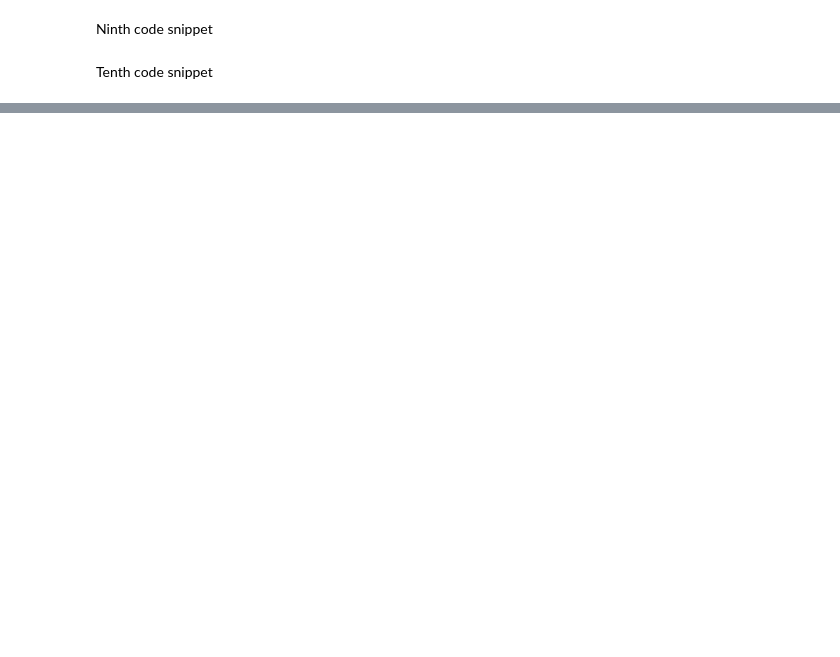
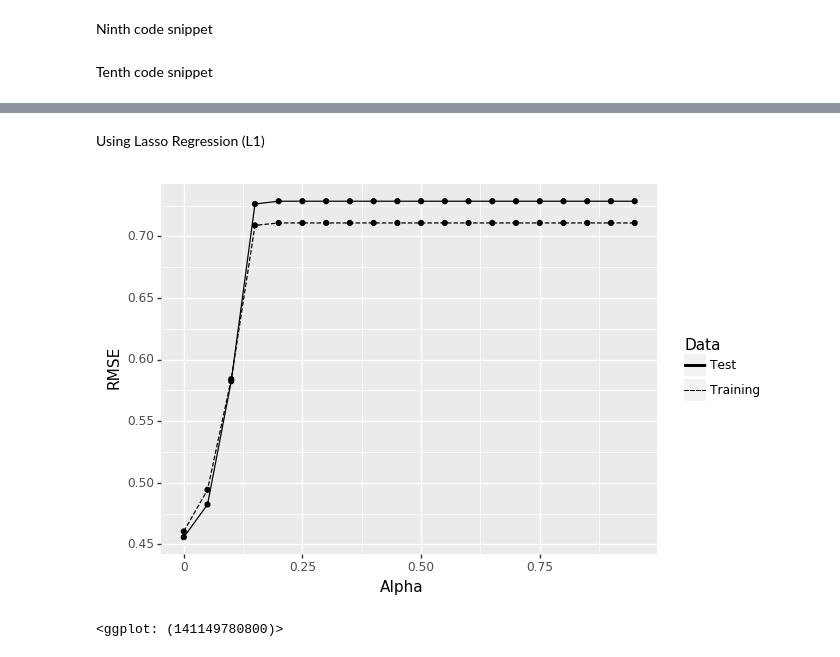
Before and after one commit to dariuszzbyrad/ML_for_Hackers, a Jupyter notebook: 06-Regularization/chapter06.ipynb, the cells around one changed output, grey strips where cells are left out. Saved outputs shown, nothing was run; the diff lists cells and outputs as text; code cells hidden in the pictures; blank space fills up the shorter version.

Commit message:
Added support for Lasso regression

```diff
--- a/06-Regularization/chapter06.ipynb
+++ b/06-Regularization/chapter06.ipynb
@@ -198,0 +199,31 @@ fig
+# %% [markdown]
+Using Lasso Regression (L1)
+# %%
+from sklearn import linear_model
+from sklearn.cross_validation import train_test_split
+
+performance = pd.DataFrame()
+X_train,X_test,y_train,y_test=train_test_split(x,y,test_size=0.3,random_state=3)
+
+for alpha in np.arange(0, 1, 0.05):
+    clf = linear_model.Lasso(alpha=alpha)
+    clf.fit(X_train.reshape(-1, 1), y_train)
+
+    predicted_values_train = clf.predict(X_train.reshape(-1, 1))
+    rmse_train = np.sqrt(np.square(predicted_values_train - y_train).mean())
+    performance = performance.append({'Alpha': alpha, 'Data': 'Training', 'RMSE': rmse_train}, ignore_index=True)
+
+    predicted_values_test = clf.predict(X_test.reshape(-1, 1))
+    rmse_test = np.sqrt(np.square(predicted_values_test - y_test).mean())
+    performance = performance.append({'Alpha': alpha, 'Data': 'Test', 'RMSE': rmse_test}, ignore_index=True)
+
+fig = (
+    ggplot(data =  performance, mapping=aes(x = 'Alpha',  y = 'RMSE', linetype = 'Data')) +
+    geom_point() +
+    geom_line()
+)
+
+fig
+# %% [output]
+[figure, added]
+<ggplot: (141149780800)>
```
Also changed, not shown: parts of 9 cells of this notebook.
